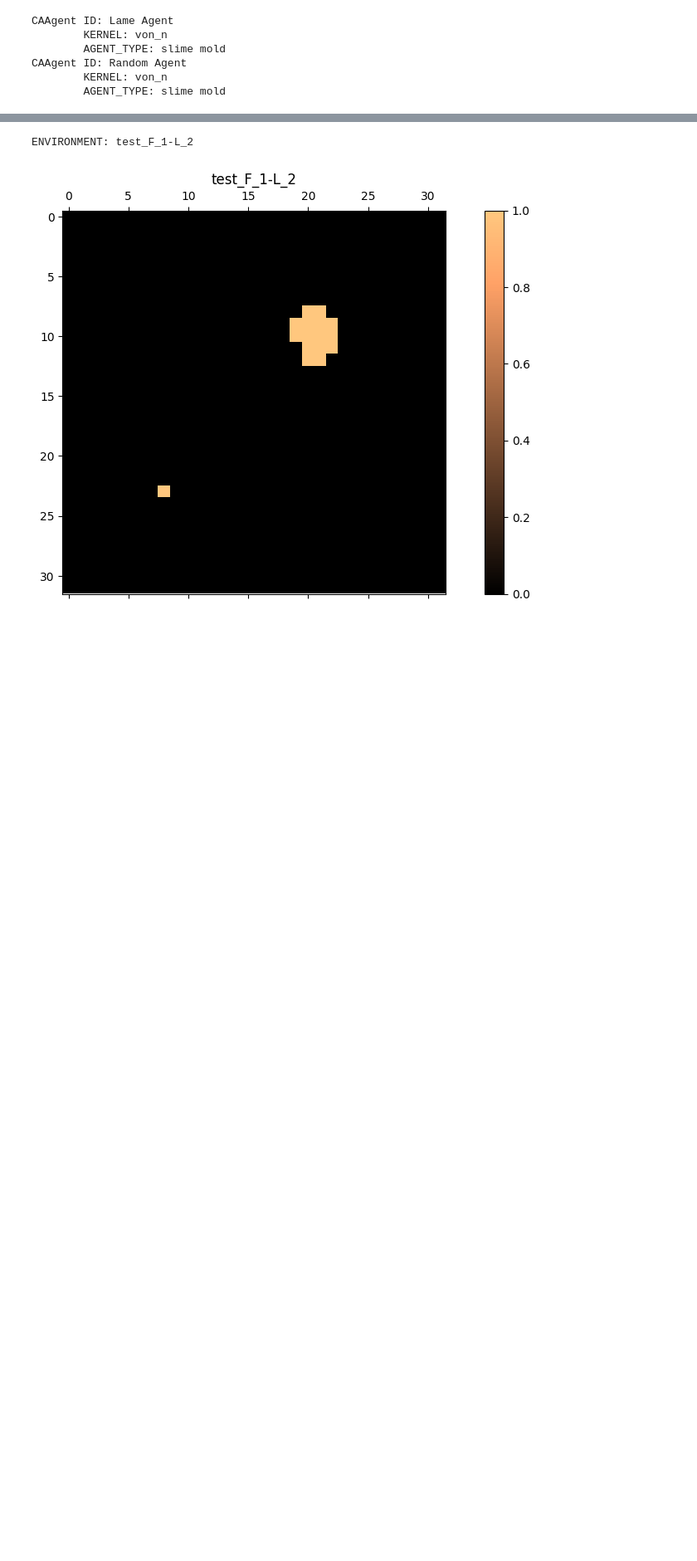
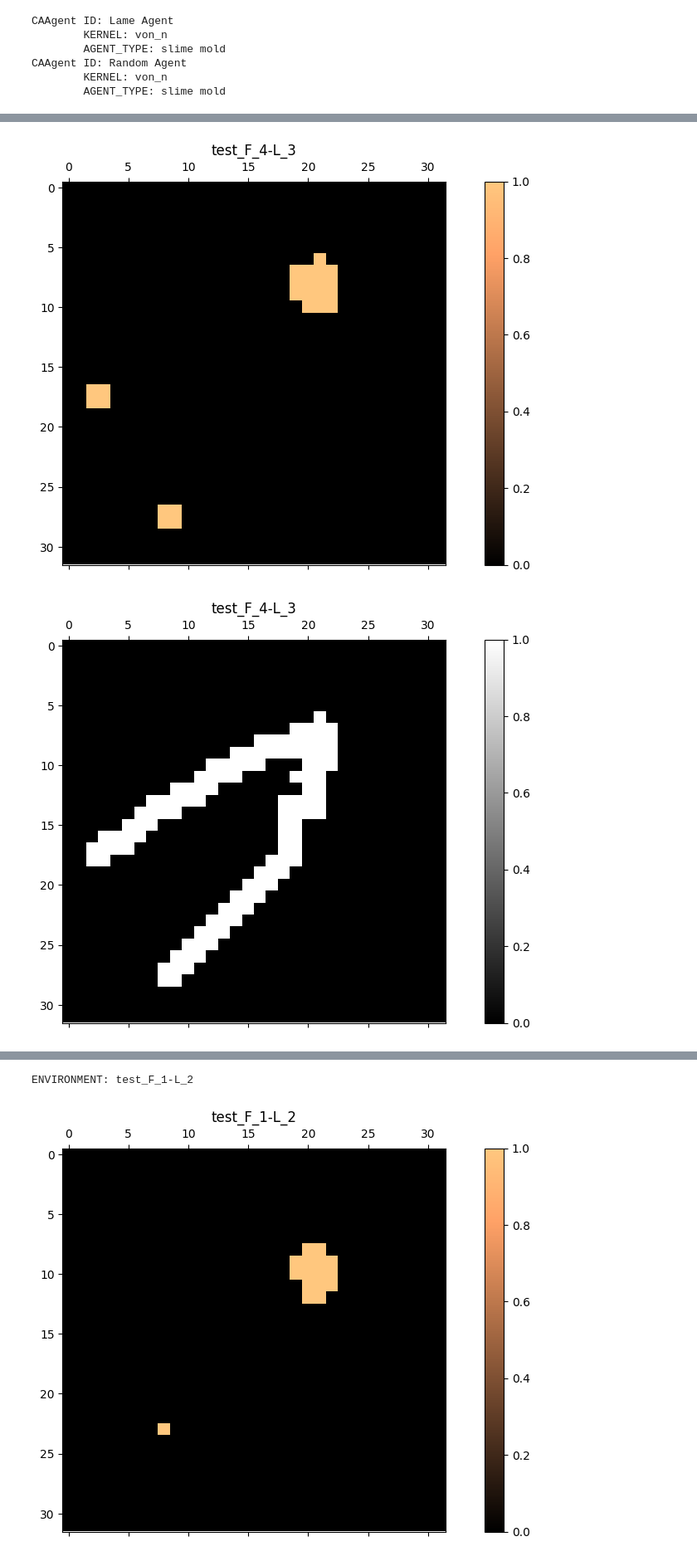
Before and after one commit to abarbieu/slime_mold_nca, a Jupyter notebook: slime.ipynb, the cells around one changed output, grey strips where cells are left out. Shown at 83% size. Saved outputs shown, nothing was run; the diff lists cells and outputs as text; code cells hidden in the pictures; blank space fills up the shorter version.

```diff
--- a/slime.ipynb
+++ b/slime.ipynb
@@ -131,11 +175,15 @@ def rprint(text):
 # %%
 FOOD_RATE = 0.0
 von_n = (np.array([-1,  0,  0, 1]),
          np.array([0, -1,  1,  0]))  # Von Neumann neighborhood indices
-
 tenv.channels[tenv.hidden_i] *= 0
 
-road_inds = (tenv.channels[tenv.life_i] * (tenv.channels[tenv.food_i] <= 0)).nonzero()
-tenv.channels[tenv.hidden_i, road_inds[0],road_inds[1]] = 10     # Fill resevoirs
+road_ch = (tenv.channels[tenv.life_i] * (tenv.channels[tenv.food_i] <= 0))
 
-# tenv.display(channels=[0,2])
+road_inds = road_ch.nonzero()
+tenv.channels[tenv.hidden_i, road_inds[0],road_inds[1]] = 0     # Fill resevoirs
+
+tenv.display(channels=[0,1])
+# %% [output]
+[figure, added]
+[figure, added]
```
Also changed, not shown: parts of 13 cells of this notebook, 13 other files.
